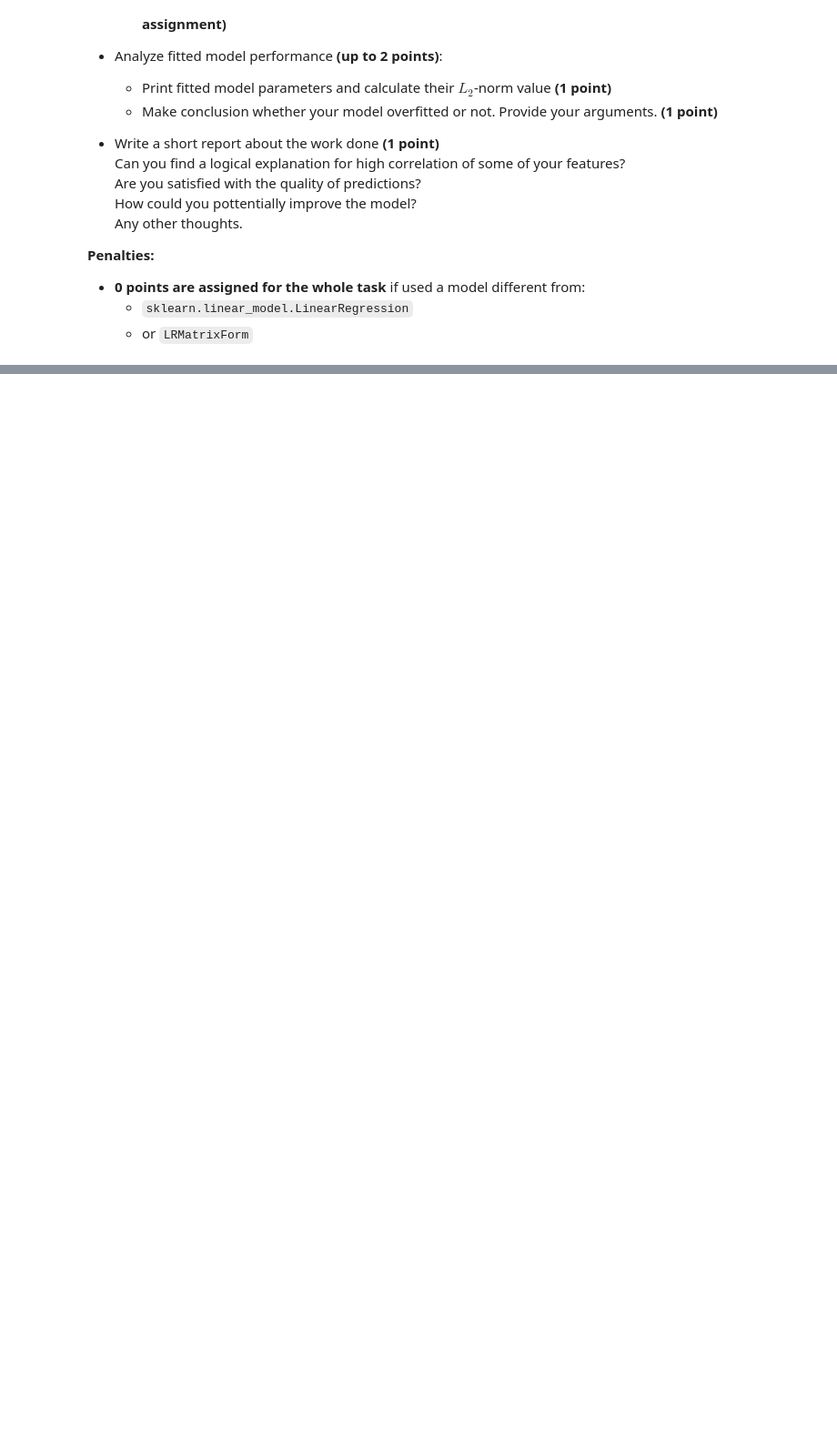
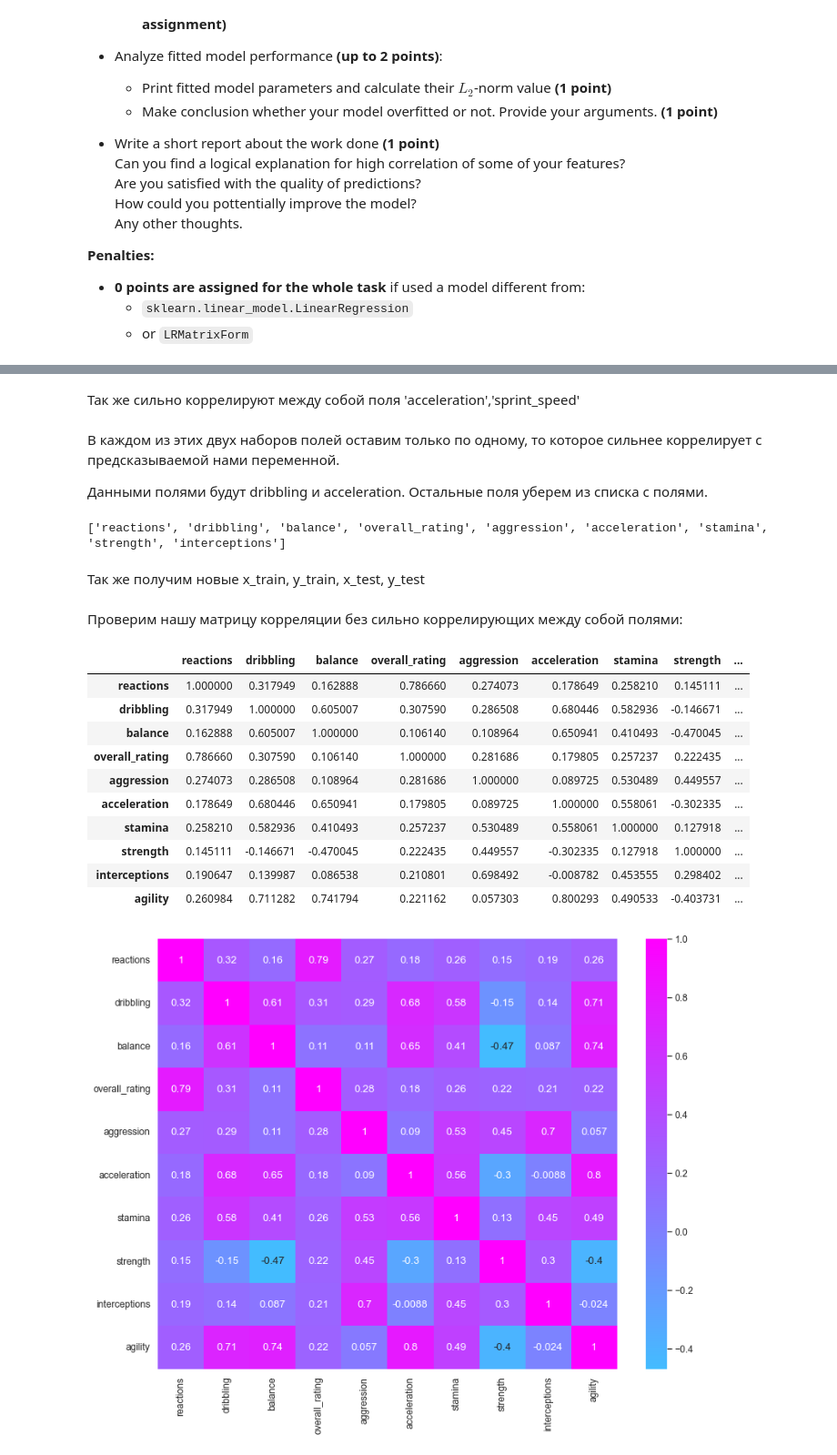
Before and after one commit to AlexeyZubar/Linear-Regression, a Jupyter notebook: linear_regression.ipynb, the cells around one changed output, grey strips where cells are left out. Shown at 91% size. Cells and saved outputs as stored; diff of their text form; code cells hidden in the pictures; blank space fills up the shorter version.

```diff
--- a/linear_regression.ipynb
+++ b/linear_regression.ipynb
@@ -1703,0 +1703,15 @@ l2_norm(model.coef_)
+# %% [markdown]
+Так же сильно коррелируют между собой поля 'acceleration','sprint_speed'
+# %% [markdown]
+В каждом из этих двух наборов полей оставим только по одному, то которое сильнее коррелирует с предсказываемой нами переменной.
+
+Данными полями будут dribbling и acceleration. Остальные поля уберем из списка с полями.
+# %%
+features.remove('positioning')
+features.remove('ball_control')
+features.remove('sprint_speed')
+print(features)
+# %% [output]
+['reactions', 'dribbling', 'balance', 'overall_rating', 'aggression', 'acceleration', 'stamina', 'strength', 'interceptions']
+# %% [markdown]
+Так же получим новые x_train, y_train, x_test, y_test
@@ -1703,0 +1720,21 @@ l2_norm(model.coef_)
+# %% [markdown]
+Проверим нашу матрицу корреляции без сильно коррелирующих между собой полями:
+# %%
+cols=features+[target]
+correlation_matrix = pd.DataFrame.corr(DF_TRAIN[cols])
+display(correlation_matrix)
+fig, ax = plt.subplots(figsize=(13,10))
+sns.heatmap(correlation_matrix,center=0,cmap='cool',annot=True);
+# %% [output]
+|  | reactions | dribbling | balance | overall_rating | aggression | acceleration | stamina | strength | ... |
+| reactions | 1.000000 | 0.317949 | 0.162888 | 0.786660 | 0.274073 | 0.178649 | 0.258210 | 0.145111 | ... |
+| dribbling | 0.317949 | 1.000000 | 0.605007 | 0.307590 | 0.286508 | 0.680446 | 0.582936 | -0.146671 | ... |
+| balance | 0.162888 | 0.605007 | 1.000000 | 0.106140 | 0.108964 | 0.650941 | 0.410493 | -0.470045 | ... |
+| overall_rating | 0.786660 | 0.307590 | 0.106140 | 1.000000 | 0.281686 | 0.179805 | 0.257237 | 0.222435 | ... |
+| aggression | 0.274073 | 0.286508 | 0.108964 | 0.281686 | 1.000000 | 0.089725 | 0.530489 | 0.449557 | ... |
+| acceleration | 0.178649 | 0.680446 | 0.650941 | 0.179805 | 0.089725 | 1.000000 | 0.558061 | -0.302335 | ... |
+| stamina | 0.258210 | 0.582936 | 0.410493 | 0.257237 | 0.530489 | 0.558061 | 1.000000 | 0.127918 | ... |
+| strength | 0.145111 | -0.146671 | -0.470045 | 0.222435 | 0.449557 | -0.302335 | 0.127918 | 1.000000 | ... |
+| interceptions | 0.190647 | 0.139987 | 0.086538 | 0.210801 | 0.698492 | -0.008782 | 0.453555 | 0.298402 | ... |
+| agility | 0.260984 | 0.711282 | 0.741794 | 0.221162 | 0.057303 | 0.800293 | 0.490533 | -0.403731 | ... |
+[figure, added]
```
Also changed, not shown: parts of 51 cells of this notebook.
